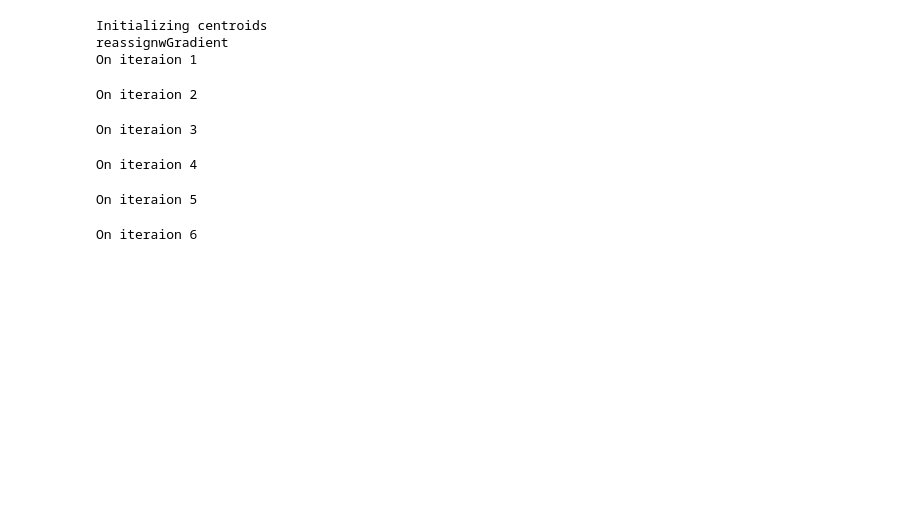
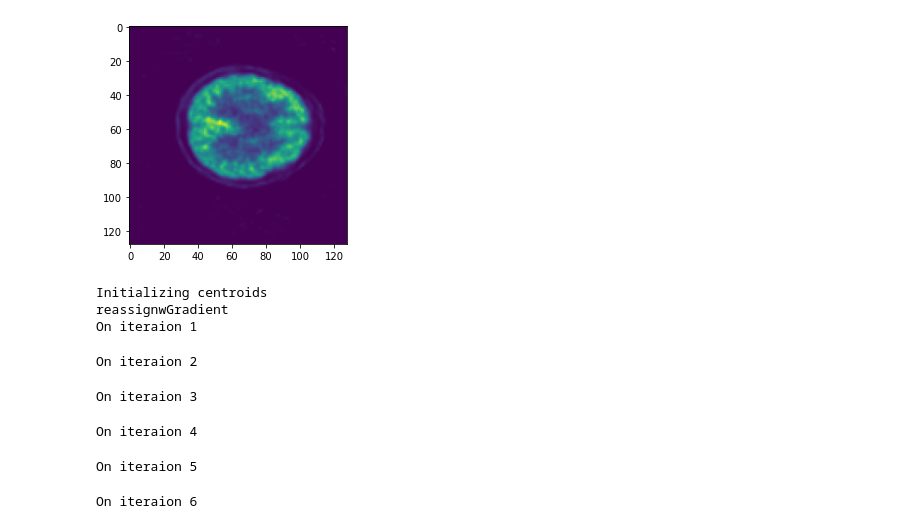
Before and after one commit to SAint7579/PET_ADNI_Segmentation, a Jupyter notebook: Supervoxel Clustering.ipynb, the cells around one changed output. Drawn from its saved outputs; the diff is of its cells as text; code cells hidden in the pictures; blank space fills up the shorter version.

```diff
--- a/Supervoxel Clustering.ipynb
+++ b/Supervoxel Clustering.ipynb
@@ -18,11 +18,15 @@ key = random.PRNGKey(0)
 # %%
 dataset = []
 for path in os.listdir('./Dataset/'):
-    if path[0:8] == "ADNI_011":
-        image = nib.load('./Dataset/'+path)
-        dataset.append(np.array(image.get_fdata())[:,:,:,0]/np.array(image.get_fdata())[:,:,:,0].max())
+    image = nib.load('./Dataset/'+path)
+    dataset.append(np.array(image.get_fdata())[:,:,:,0]/np.array(image.get_fdata())[:,:,:,0].max())
 
 dataset = np.array(dataset)
+# %%
+plt.imshow(dataset[120][:,:,36])
+plt.show()
+# %% [output]
+[figure, added]
 # %%
 def gridInterval(img,k):
     #Number of Pixels
```
Also changed, not shown: 1 other file.
